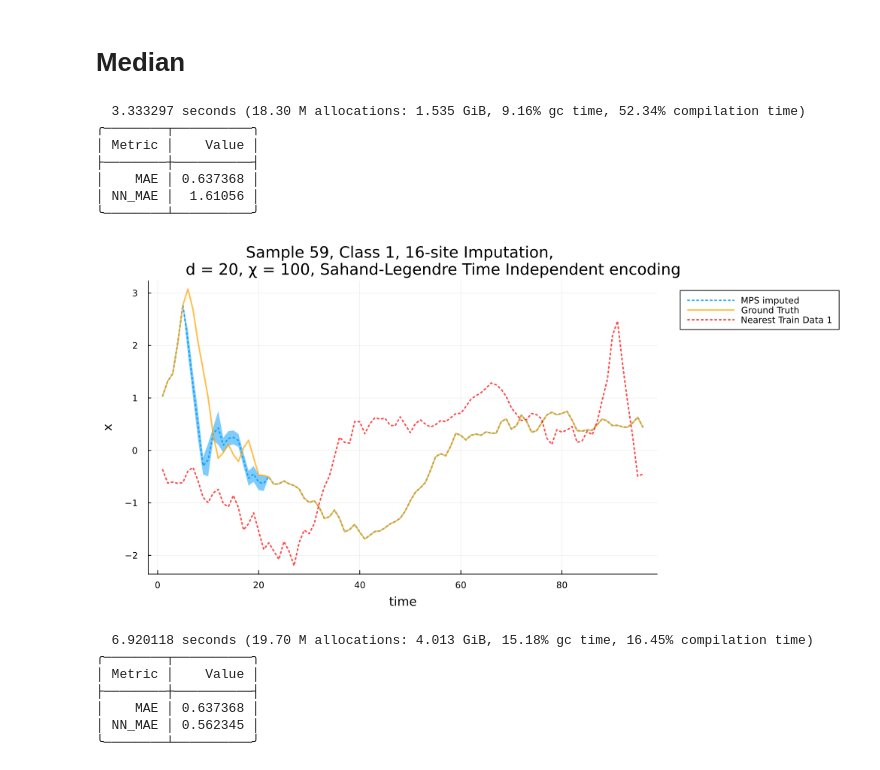
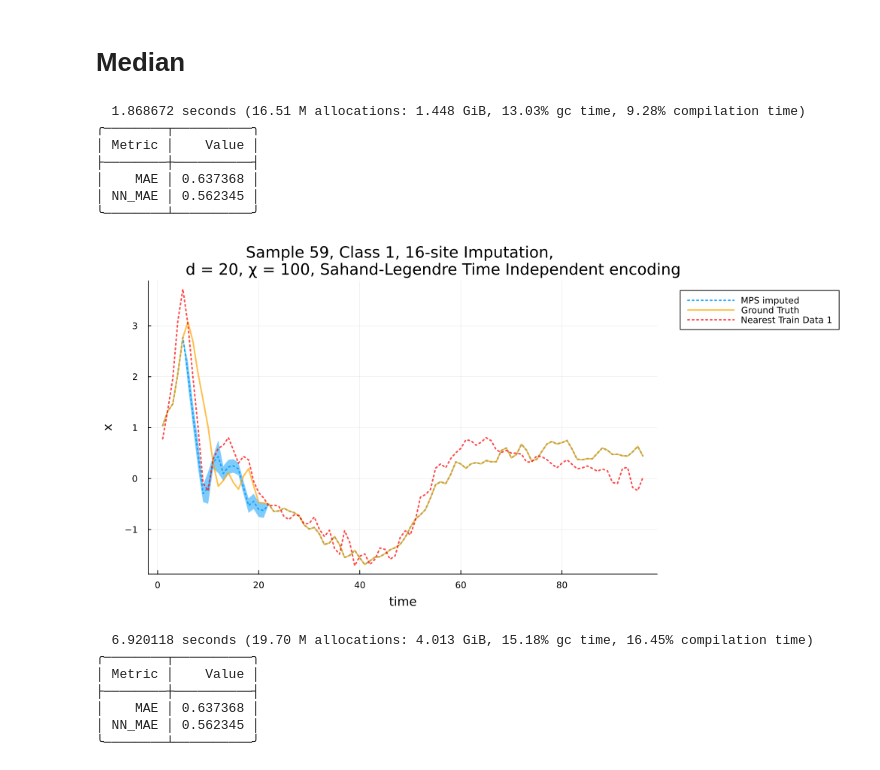
Before and after one commit to joshuabmoore/MPSTime.jl, a Jupyter notebook: Imputation/test_imputation.ipynb, the cells around one changed output. Drawn from its saved outputs; the diff is of its cells as text; code cells hidden in the pictures.

```diff
--- a/Imputation/test_imputation.ipynb
+++ b/Imputation/test_imputation.ipynb
@@ -216,30 +216,30 @@ plot(p1_ns...)
 # %% [markdown]
 # Median
 # %%
-
+# run on rc2
 @time begin
     ts, pred_err, stats, p1_ns = MPS_impute(
     fc_sl,
     class,
     instance_idx,
     impute_sites,
     :directMedian;
     invert_transform=invert_transform,
     NN_baseline=true,
     n_baselines=1,
     plot_fits=true
     );
 end
 
-pretty_table(stats; header=["Metric", "Value"], header_crayon= crayon"yellow bold", tf = tf_unicode_rounded);
+pretty_table(stats[1]; header=["Metric", "Value"], header_crayon= crayon"yellow bold", tf = tf_unicode_rounded);
 plot(p1_ns...)
 # %% [output]
-  3.333297 seconds (18.30 M allocations: 1.535 GiB, 9.16% gc time, 52.34% compilation time)
+  1.868672 seconds (16.51 M allocations: 1.448 GiB, 13.03% gc time, 9.28% compilation time)
 ╭────────┬──────────╮
 │ Metric │    Value │
 ├────────┼──────────┤
 │    MAE │ 0.637368 │
-│ NN_MAE │  1.61056 │
+│ NN_MAE │ 0.562345 │
 ╰────────┴──────────╯
-[figure, old version]
+[figure, new version]
 # %%
```
Also changed, not shown: parts of 6 cells of this notebook, 1 other file.
